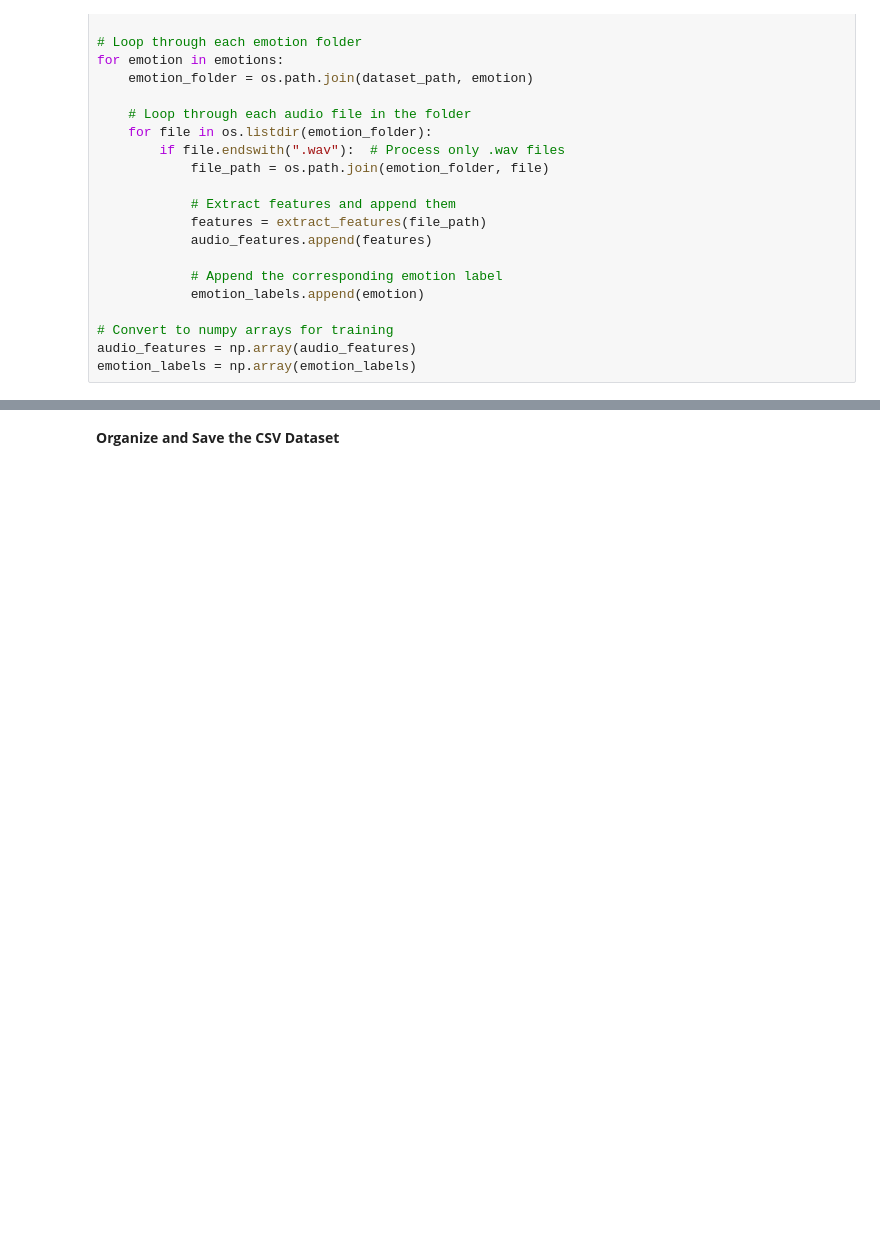
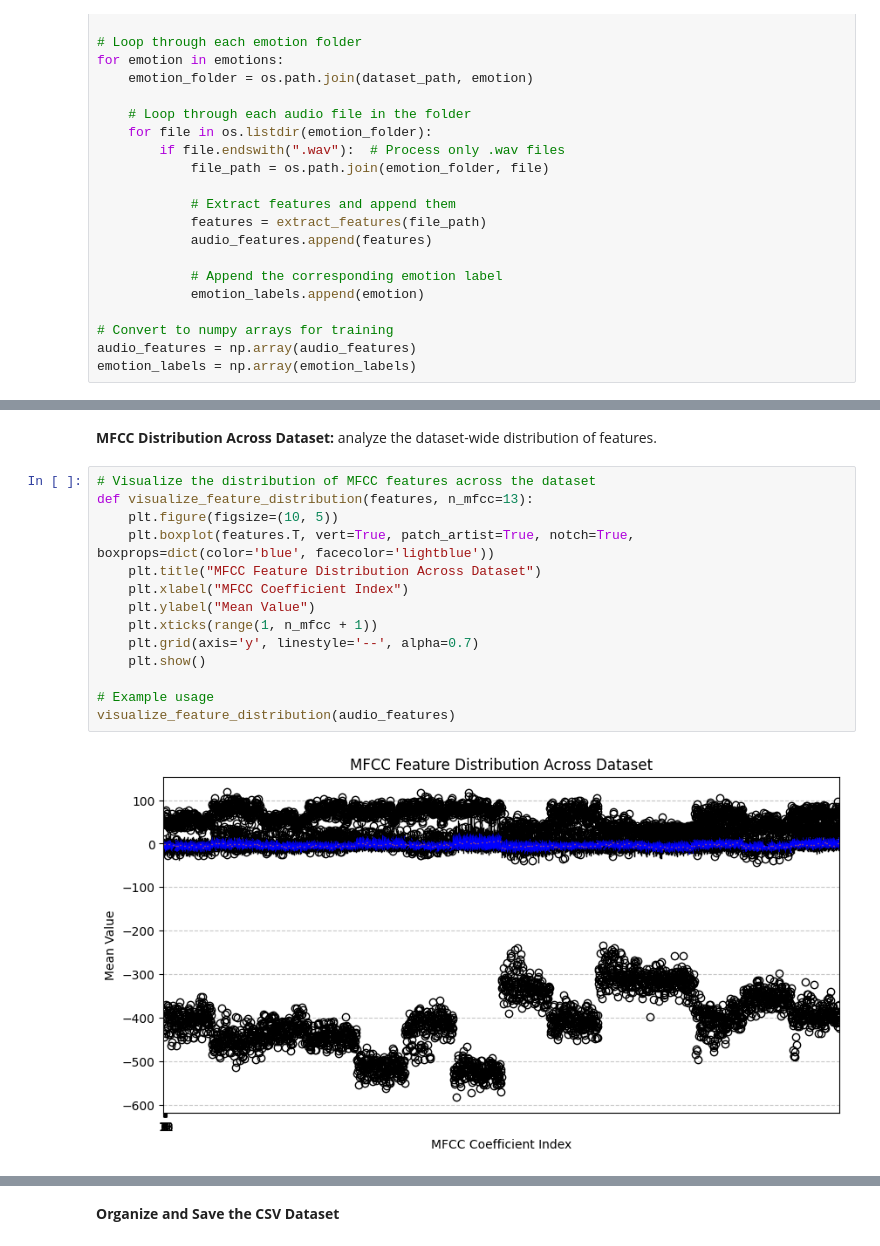
Before and after one commit to abs-sayem/stress_level_detection, a Jupyter notebook: emotion_score_stress_level_detection.ipynb, the cells around one changed output, grey strips where cells are left out. Saved outputs shown, nothing was run; the diff lists cells and outputs as text; blank space fills up the shorter version.

```diff
--- a/emotion_score_stress_level_detection.ipynb
+++ b/emotion_score_stress_level_detection.ipynb
@@ -45,0 +121,18 @@ emotion_labels = np.array(emotion_labels)
+# %% [markdown]
+**MFCC Distribution Across Dataset:** analyze the dataset-wide distribution of features.
+# %%
+# Visualize the distribution of MFCC features across the dataset
+def visualize_feature_distribution(features, n_mfcc=13):
+    plt.figure(figsize=(10, 5))
+    plt.boxplot(features.T, vert=True, patch_artist=True, notch=True, boxprops=dict(color='blue', facecolor='lightblue'))
+    plt.title("MFCC Feature Distribution Across Dataset")
+    plt.xlabel("MFCC Coefficient Index")
+    plt.ylabel("Mean Value")
+    plt.xticks(range(1, n_mfcc + 1))
+    plt.grid(axis='y', linestyle='--', alpha=0.7)
+    plt.show()
+
+# Example usage
+visualize_feature_distribution(audio_features)
+# %% [output]
+[figure, added]
```
Also changed, not shown: parts of 9 cells of this notebook, 1 other file.
